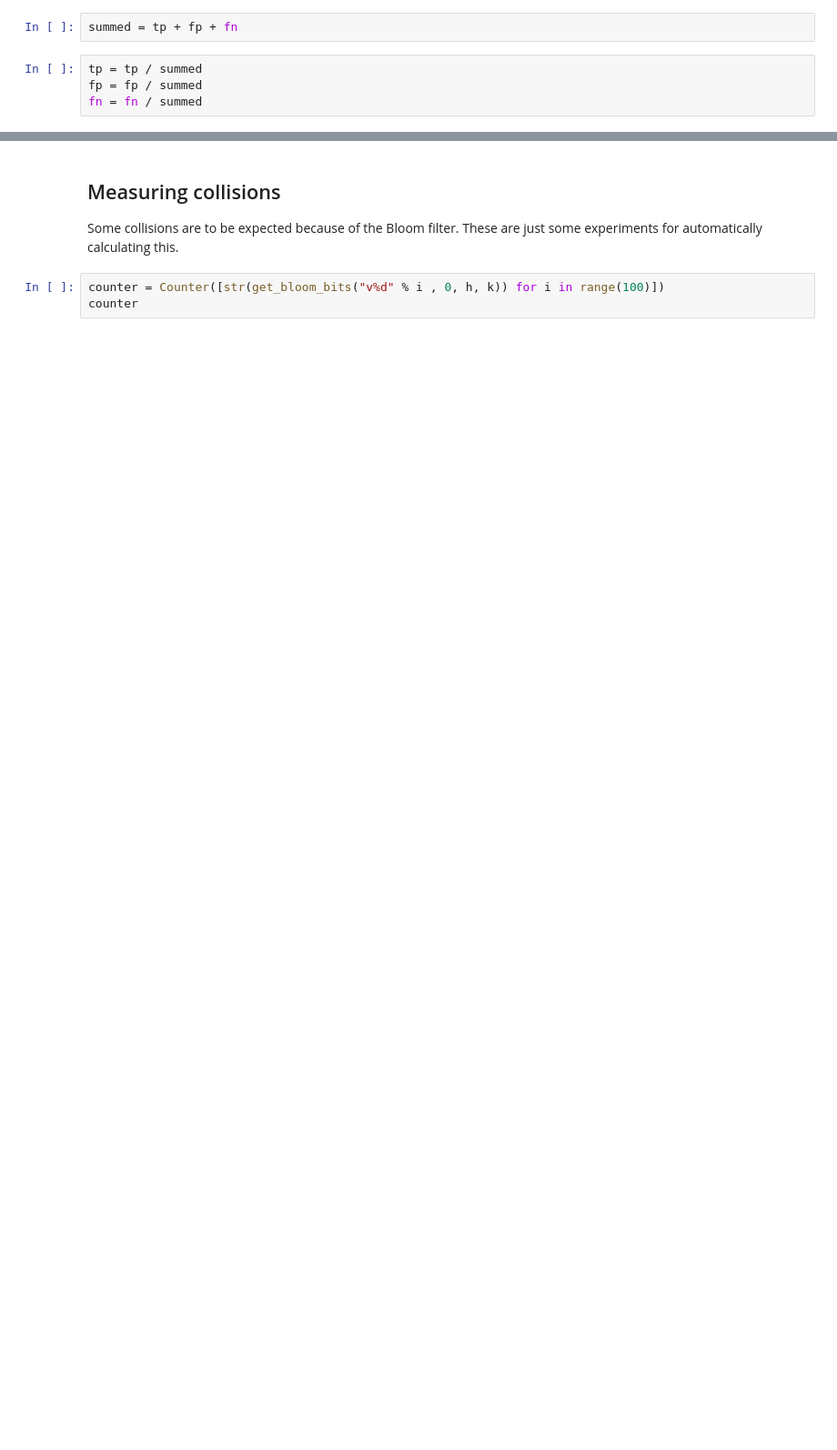
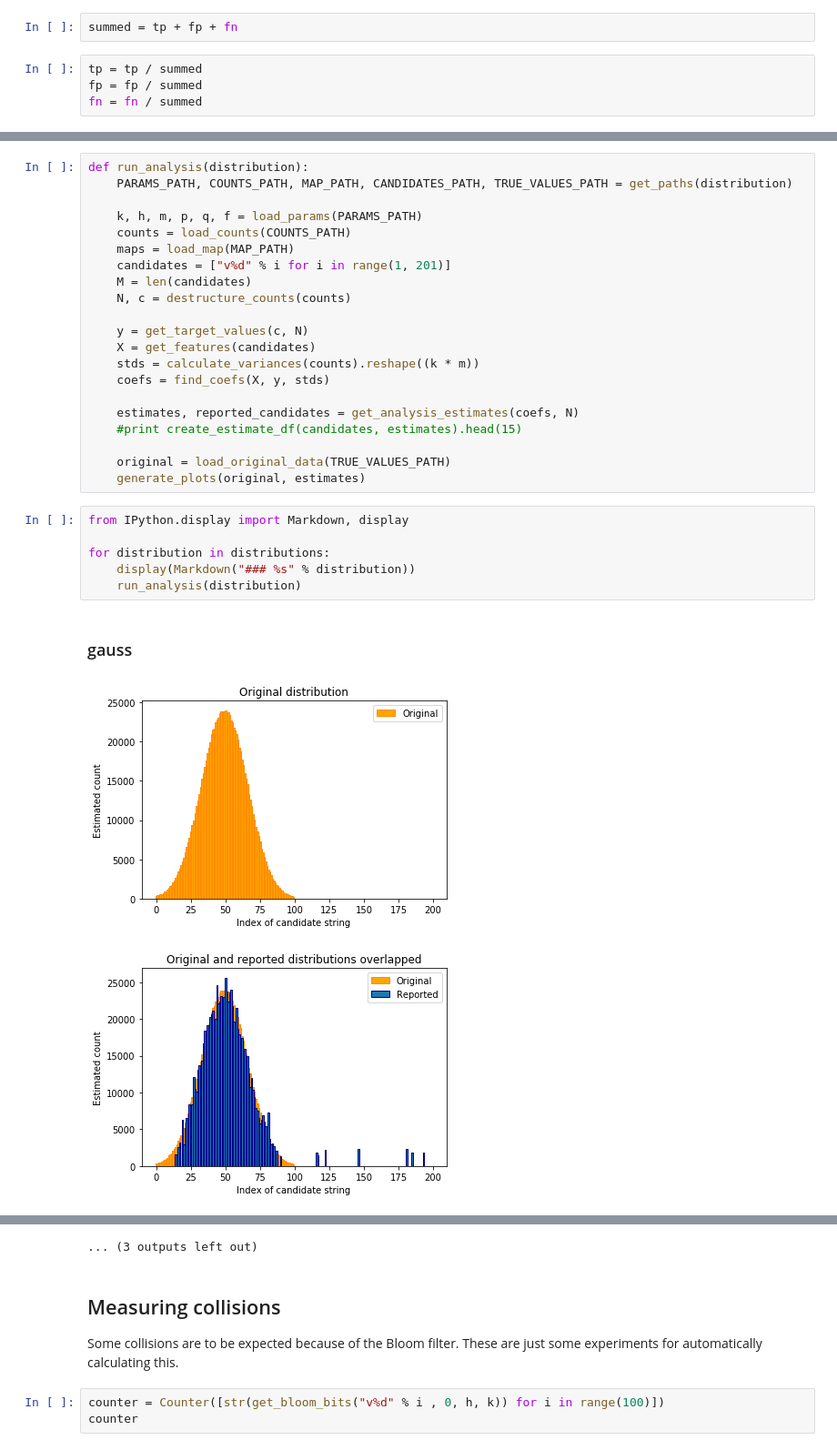
Before and after one commit to mozilla/rappor-aggregator, a Jupyter notebook: RAPPOR.ipynb, the cells around one changed output, grey strips where cells are left out. Shown at 91% size. Cells and saved outputs as stored; diff of their text form; blank space fills up the shorter version.

```diff
--- a/RAPPOR.ipynb
+++ b/RAPPOR.ipynb
@@ -717,0 +800,31 @@ recall
+# %%
+def run_analysis(distribution):
+    PARAMS_PATH, COUNTS_PATH, MAP_PATH, CANDIDATES_PATH, TRUE_VALUES_PATH = get_paths(distribution)
+
+    k, h, m, p, q, f = load_params(PARAMS_PATH)
+    counts = load_counts(COUNTS_PATH)
+    maps = load_map(MAP_PATH)
+    candidates = ["v%d" % i for i in range(1, 201)]
+    M = len(candidates)
+    N, c = destructure_counts(counts)
+
+    y = get_target_values(c, N)
+    X = get_features(candidates)
+    stds = calculate_variances(counts).reshape((k * m))
+    coefs = find_coefs(X, y, stds)
+
+    estimates, reported_candidates = get_analysis_estimates(coefs, N)
+    #print create_estimate_df(candidates, estimates).head(15)
+
+    original = load_original_data(TRUE_VALUES_PATH)
+    generate_plots(original, estimates)
+# %%
+from IPython.display import Markdown, display
+
+for distribution in distributions:
+    display(Markdown("### %s" % distribution))
+    run_analysis(distribution)
+# %% [output]
+### gauss
+[figure, added]
+[figure, added]
@@ -718,3 +840,4 @@ recall
+... (3 outputs left out)
 # %% [markdown]
 ## Measuring collisions
 
```
Also changed, not shown: parts of 74 cells of this notebook.
